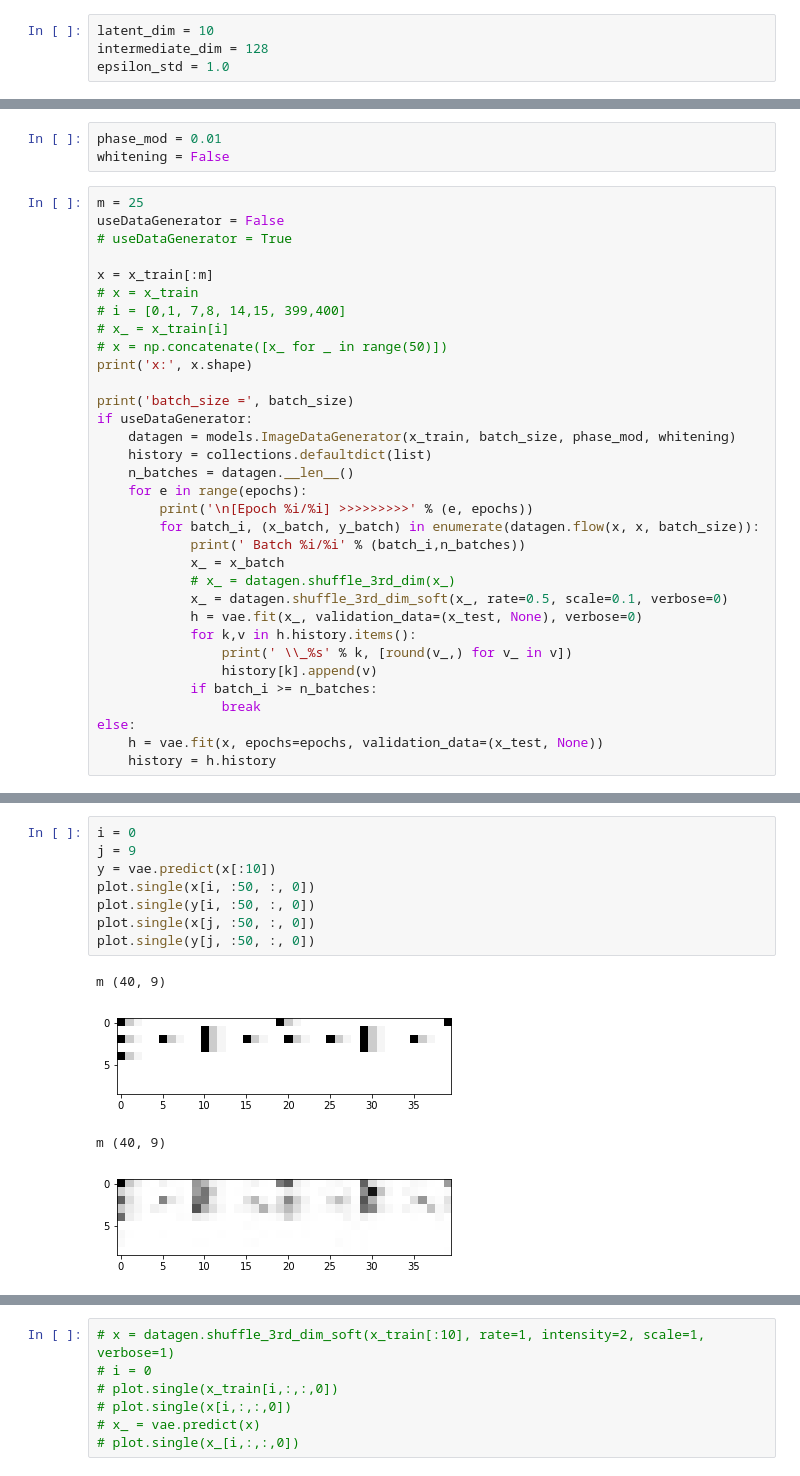
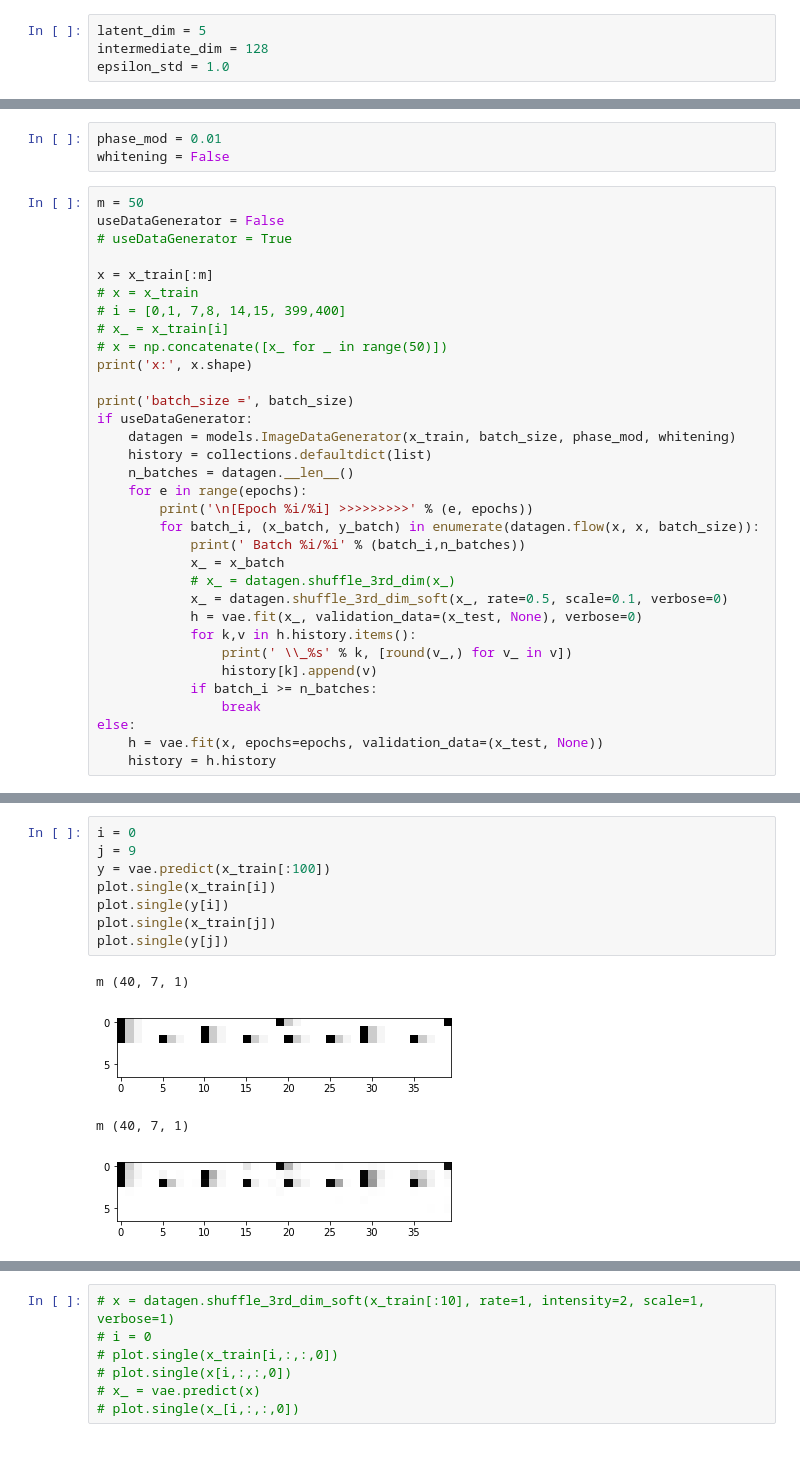
Before and after one commit to voschezang/drum-style-transfer, a Jupyter notebook: src/ml-VAE-v3m-new-data-more.ipynb, the cells around one changed output, grey strips where cells are left out. Drawn from its saved outputs; the diff is of its cells as text.

Commit message:
train models

```diff
--- a/src/ml-VAE-v3m-new-data-more.ipynb
+++ b/src/ml-VAE-v3m-new-data-more.ipynb
@@ -129,5 +130,5 @@ input_shape
 # %%
-latent_dim = 10
+latent_dim = 5
 intermediate_dim = 128
 epsilon_std = 1.0
 # %%
@@ -293,7 +294,7 @@ params = {'batch_size': batch_size, 'return_y': False}
 phase_mod = 0.01
 whitening = False
 # %%
-m = 25
+m = 50
 useDataGenerator = False
 # useDataGenerator = True
 
@@ -366,13 +362,13 @@ x_[0].shape
 # %%
 i = 0
 j = 9
-y = vae.predict(x[:10])
-plot.single(x[i, :50, :, 0])
-plot.single(y[i, :50, :, 0])
-plot.single(x[j, :50, :, 0])
-plot.single(y[j, :50, :, 0])
+y = vae.predict(x_train[:100])
+plot.single(x_train[i])
+plot.single(y[i])
+plot.single(x_train[j])
+plot.single(y[j])
 # %% [output]
-m (40, 9)
+m (40, 7, 1)
-[figure, old version]
+[figure, new version]
-m (40, 9)
+m (40, 7, 1)
-[figure, old version]
+[figure, new version]
```
Also changed, not shown: parts of 25 cells of this notebook, 5 other files.
